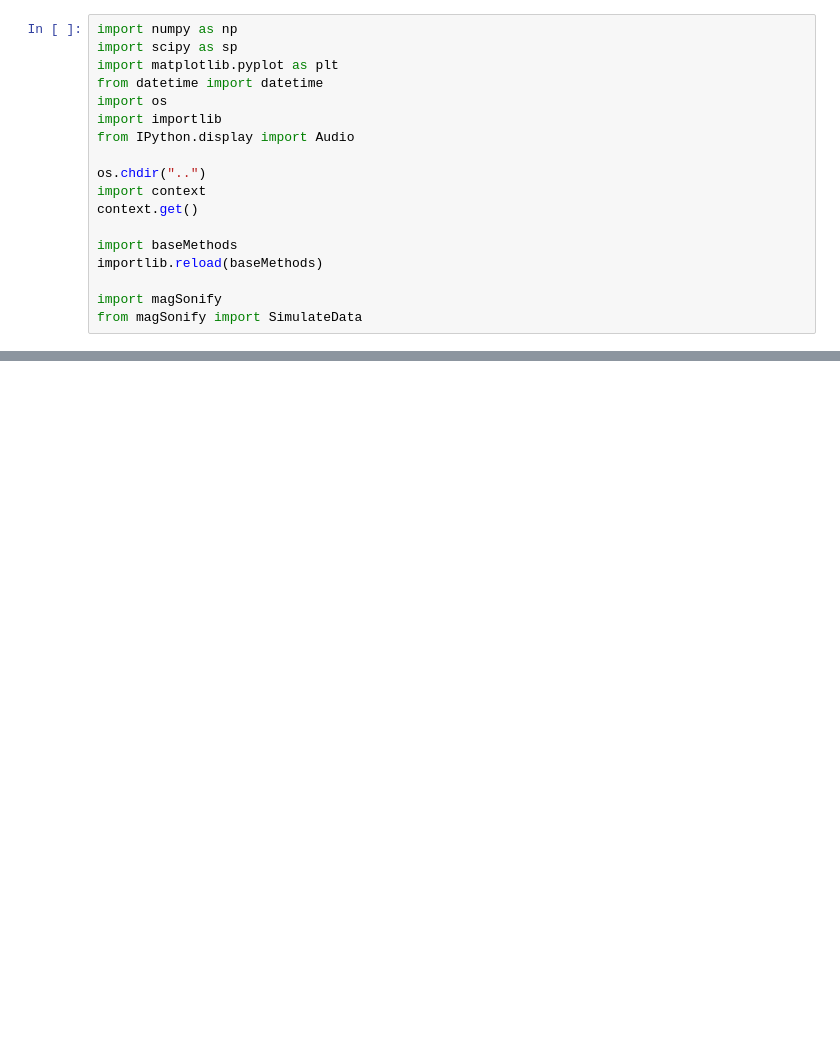
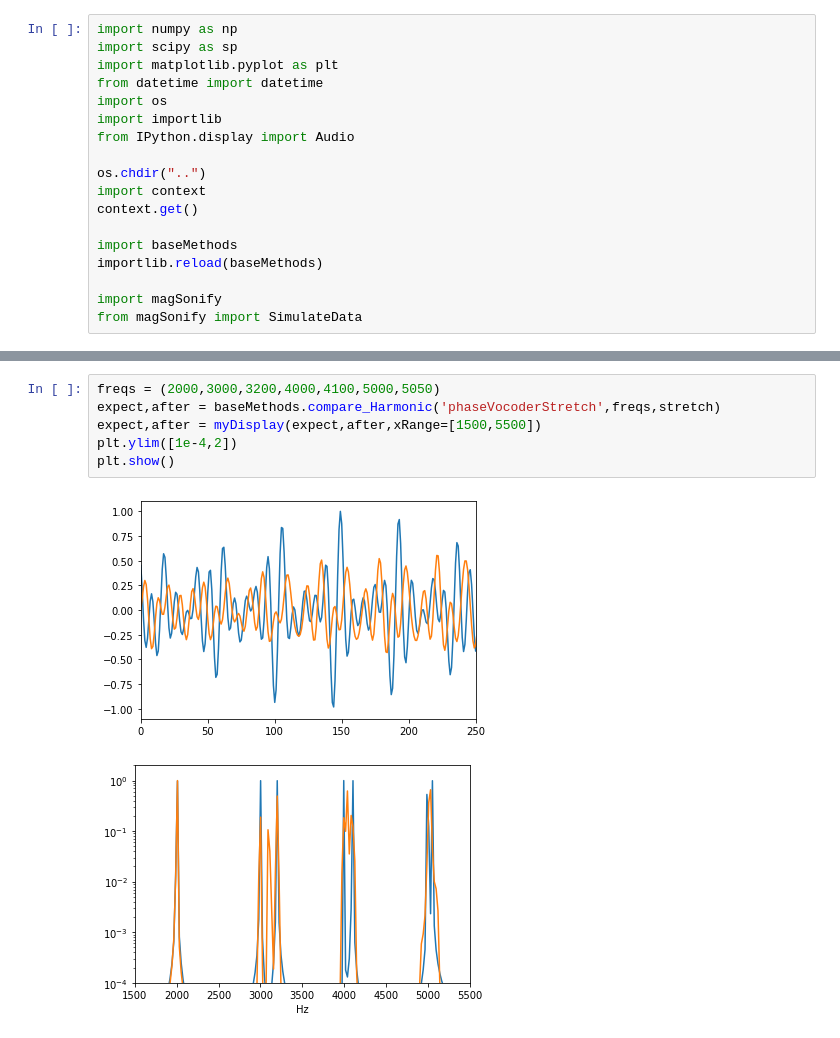
Before and after one commit to marek-cottingham/magSonify, a Jupyter notebook: Tests_Artifacts/simpleWaveforms_phaseVocoder.ipynb, the cells around one changed output, grey strips where cells are left out. Drawn from its saved outputs; the diff is of its cells as text; blank space fills up the shorter version.

```diff
--- a/Tests_Artifacts/simpleWaveforms_phaseVocoder.ipynb
+++ b/Tests_Artifacts/simpleWaveforms_phaseVocoder.ipynb
@@ -64,3 +67,12 @@ Audio(expect.x,rate=44100)
 Audio(after.x,rate=44100)
 # %% [output]
 [interactive output not drawn]
+# %%
+freqs = (2000,3000,3200,4000,4100,5000,5050)
+expect,after = baseMethods.compare_Harmonic('phaseVocoderStretch',freqs,stretch)
+expect,after = myDisplay(expect,after,xRange=[1500,5500])
+plt.ylim([1e-4,2])
+plt.show()
+# %% [output]
+[figure, added]
+[figure, added]
```
Also changed, not shown: parts of 3 cells of this notebook, 2 other files.
